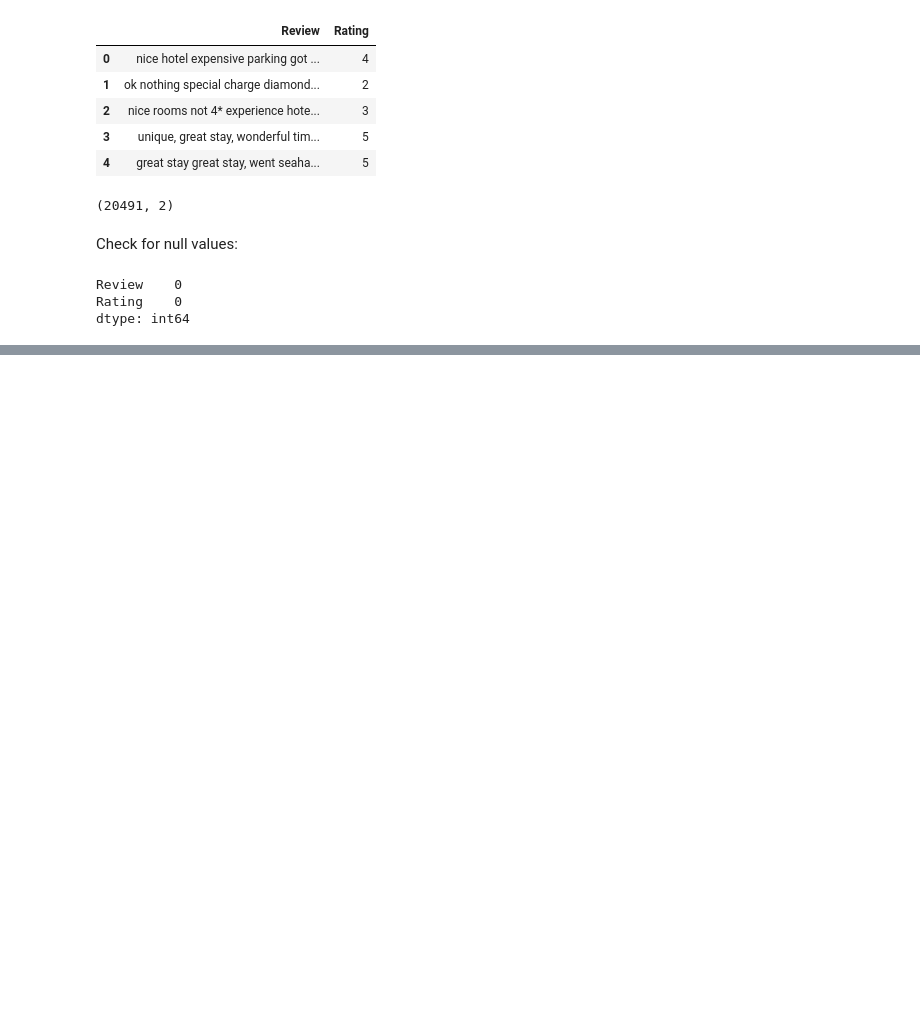
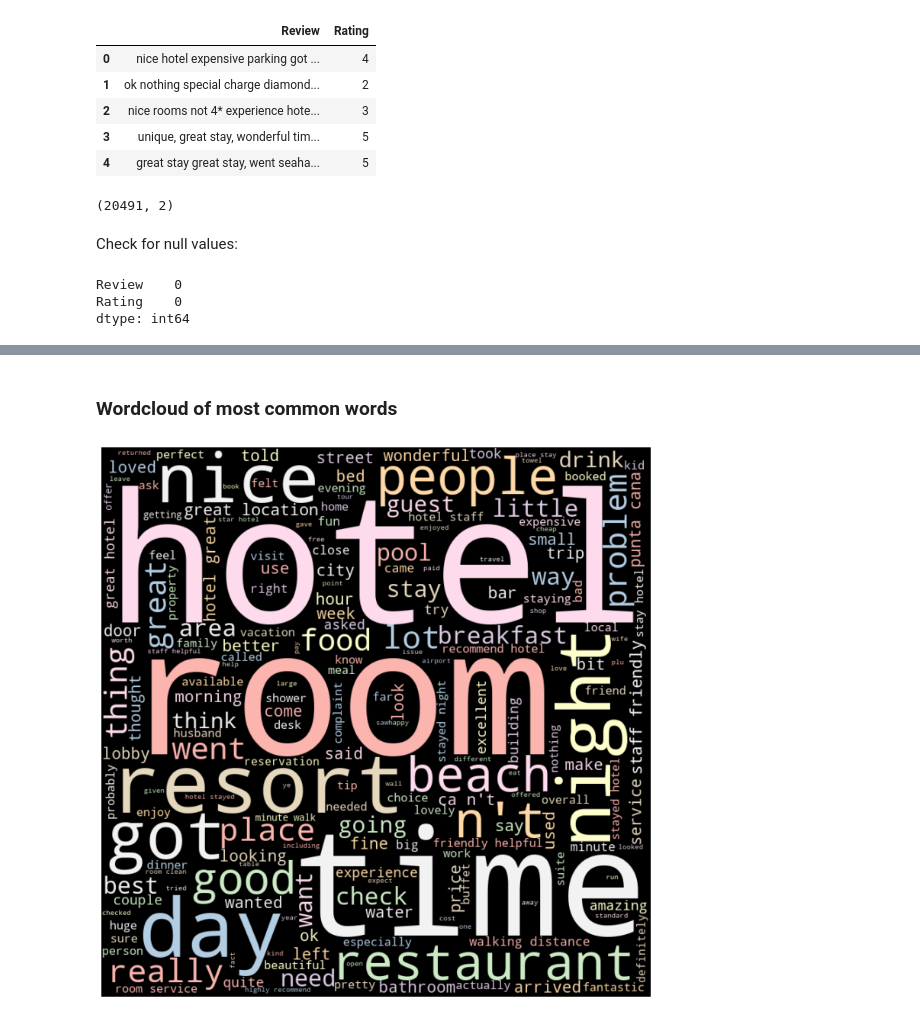
Before and after one commit to Notram1/sentiment-analysis-tripadvisor, a Jupyter notebook: Sentiment_analysis-tripadvisor.ipynb, the cells around one changed output, grey strips where cells are left out. Drawn from its saved outputs; the diff is of its cells as text; code cells hidden in the pictures; blank space fills up the shorter version.

```diff
--- a/Sentiment_analysis-tripadvisor.ipynb
+++ b/Sentiment_analysis-tripadvisor.ipynb
@@ -79,0 +133,6 @@ dtype: int64
+# %% [markdown]
+### Wordcloud of most common words
+# %%
+wordcloud_generator(data['Review'])
+# %% [output]
+[figure, added]
```
Also changed, not shown: parts of 16 cells of this notebook, 3 other files.
